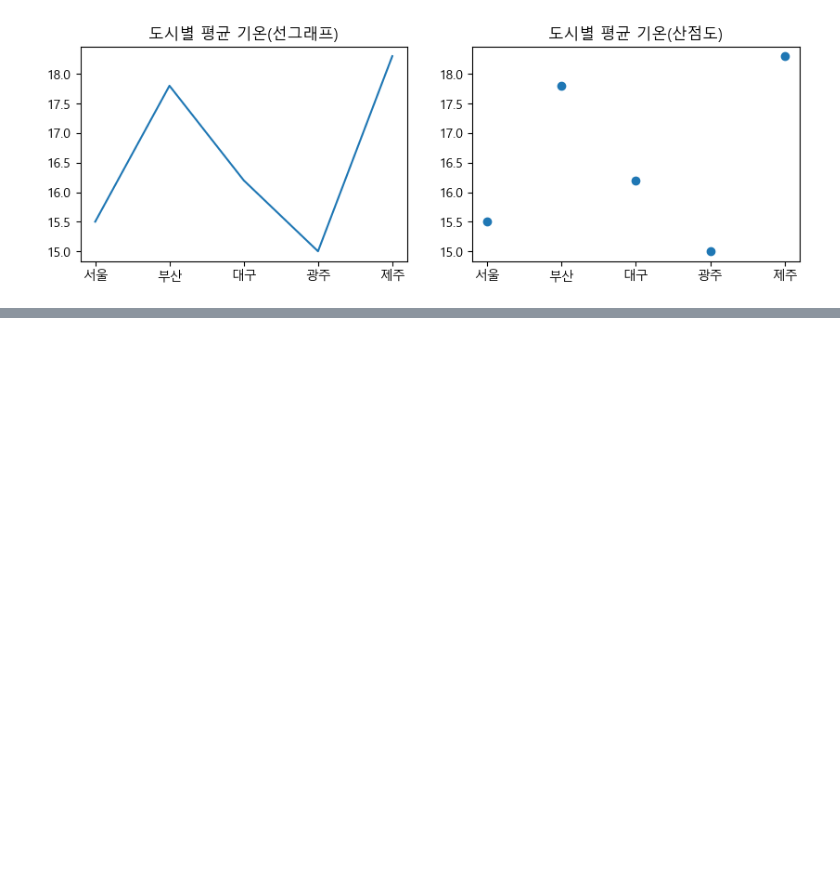
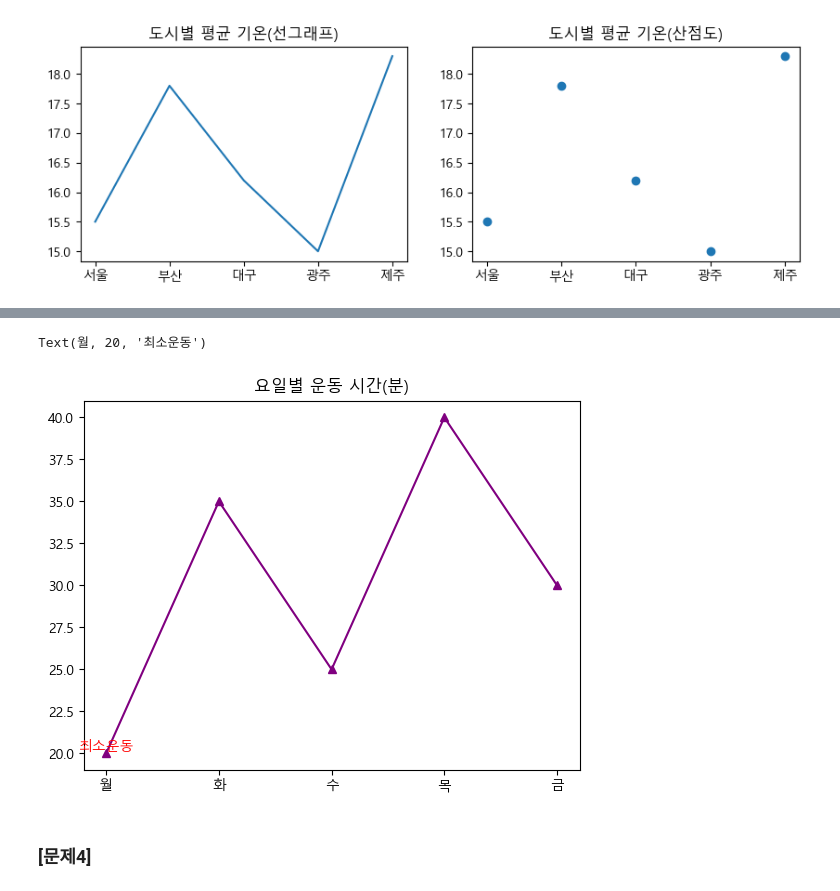
Before and after one commit to kmj115711-source/python-data-study, a Jupyter notebook: Matplotlib_quiz.ipynb, the cells around one changed output, grey strips where cells are left out. Saved outputs shown, nothing was run; the diff lists cells and outputs as text; code cells hidden in the pictures; blank space fills up the shorter version.

```diff
--- a/Matplotlib_quiz.ipynb
+++ b/Matplotlib_quiz.ipynb
@@ -133,0 +158,13 @@ Text(0.5, 1.0, '도시별 평균 기온(산점도)')
+# %%
+# 3. 요일별 운동 시간 데이터를 선 그래프로 그리세요.
+x = ['월','화','수','목','금']
+y = [20, 35, 25, 40, 30]
+
+plt.title('요일별 운동 시간(분)')
+plt.plot(x,y, color = 'purple', linestyle = '-',marker = '^')
+plt.text('월',20,'최소운동', color = 'red', ha = 'center', va = 'bottom')
+# %% [output]
+Text(월, 20, '최소운동')
+[figure, added]
+# %% [markdown]
+### [문제4]
```
Also changed, not shown: parts of 18 cells of this notebook, 4 other files.
